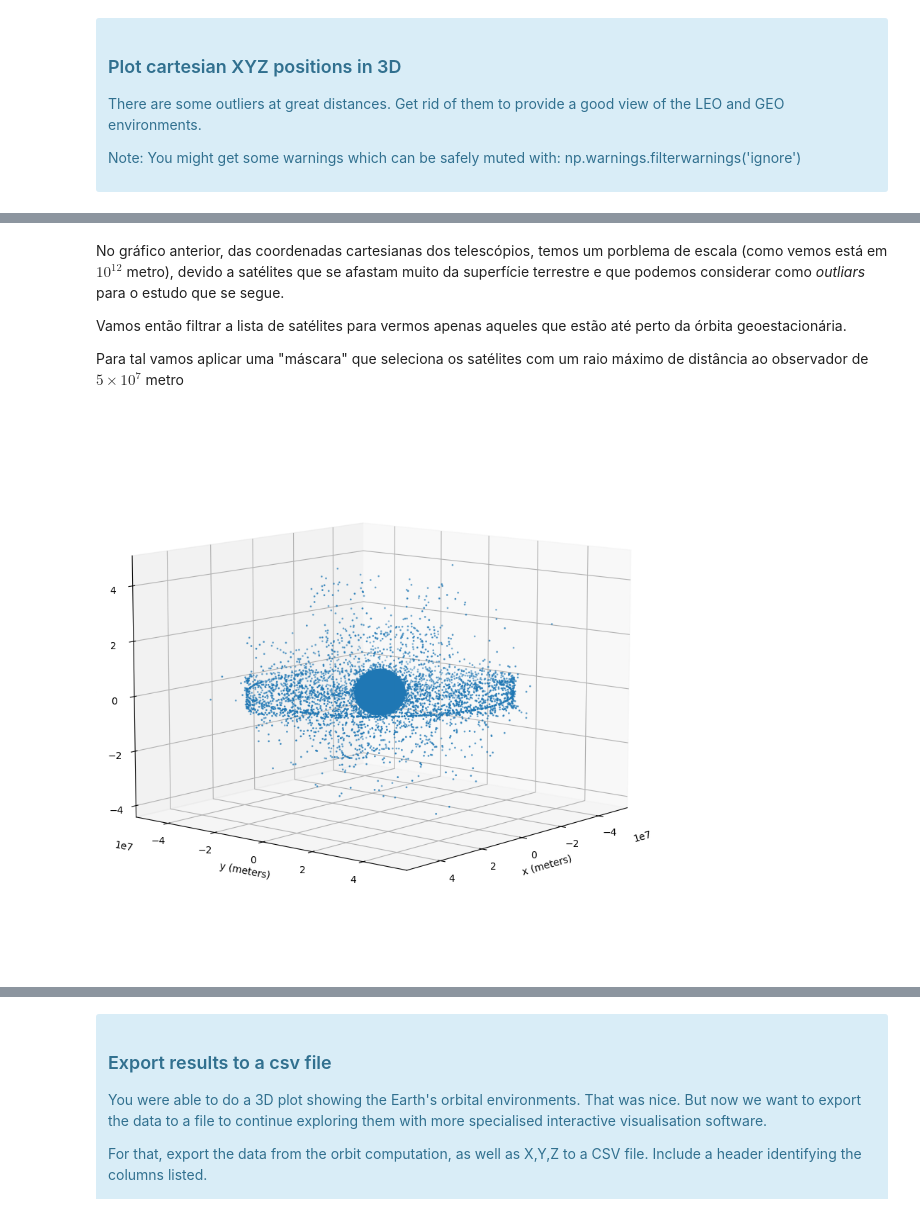
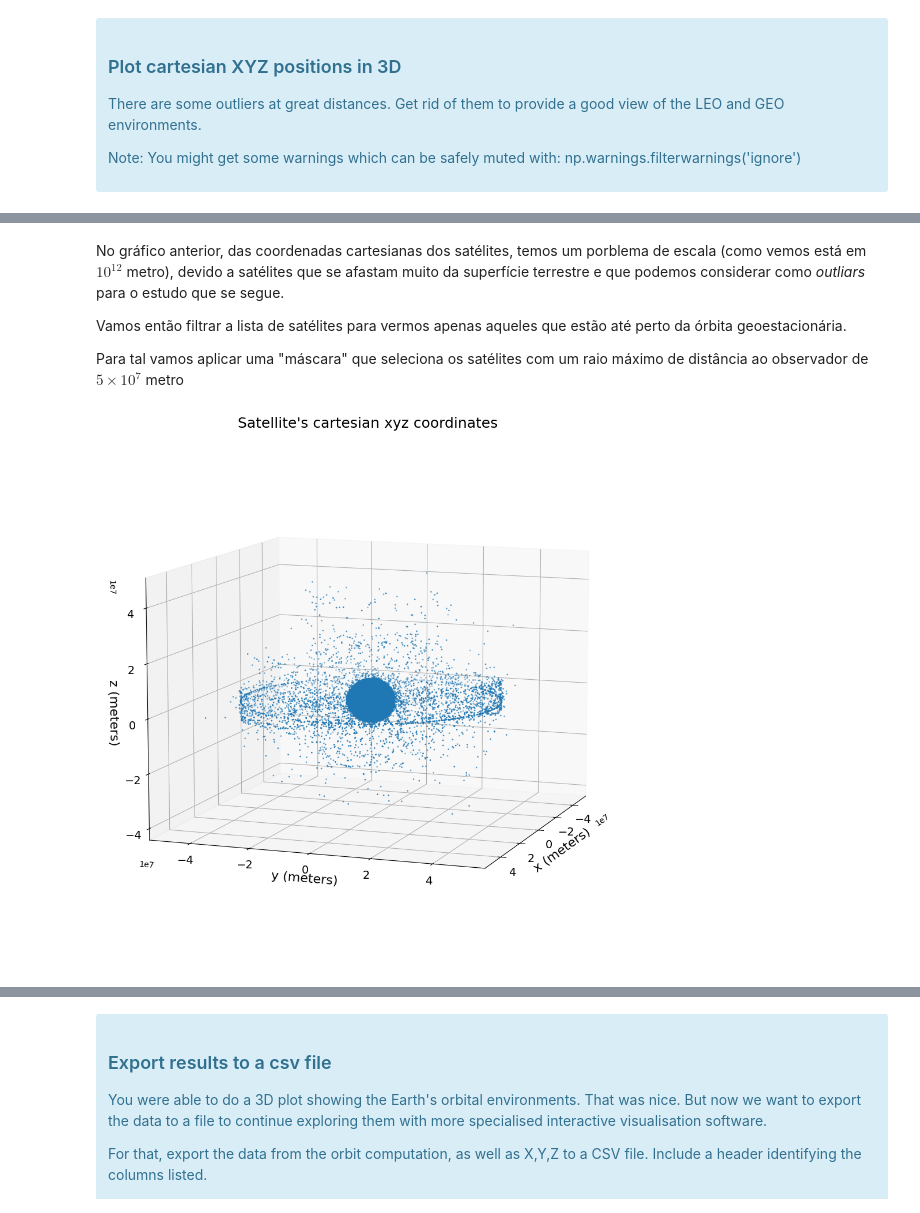
Before and after one commit to RiPires/ETS-Labs, a Jupyter notebook: Report2_Sattelites/PL_Satellites_ReportTemplate.ipynb, the cells around one changed output, grey strips where cells are left out. Saved outputs shown, nothing was run; the diff lists cells and outputs as text; code cells hidden in the pictures.

Commit message:
Report Satellites update

```diff
--- a/Report2_Sattelites/PL_Satellites_ReportTemplate.ipynb
+++ b/Report2_Sattelites/PL_Satellites_ReportTemplate.ipynb
@@ -117,8 +119,5 @@ From the TLE file provided for this exercise, select a satellite and load its or
 # %%
-## Select satellite
-""" l1 = '0 LEMUR 2 SARAHBETTYBOO'
-l2 = '1 43888U 18111N   23310.72641893  .00032350  00000-0  19685-2 0  9996'
-l3 = '2 43888  97.6692 220.6591 0014569  67.8923 292.3852 15.10264039266047' """
+## Select GEO satellite
 l1 = '0 INTELSAT 18'
 l2 = '1 37834U 11056A   23310.53660828  .00000059  00000-0  00000-0 0  9999'
 l3 = '2 37834   0.0164 273.0485 0002003 311.6182 194.0234  1.00273532 44244'
@@ -361,5 +369,5 @@ ax.scatter3D(XX,YY,ZZ)
 # %% [markdown]
-No gráfico anterior, das coordenadas cartesianas dos telescópios, temos um porblema de escala (como vemos está em $10^{12}$ metro), devido a satélites que se afastam muito da superfície terrestre e que podemos considerar como *outliars* para o estudo que se segue.
+No gráfico anterior, das coordenadas cartesianas dos satélites, temos um porblema de escala (como vemos está em $10^{12}$ metro), devido a satélites que se afastam muito da superfície terrestre e que podemos considerar como *outliars* para o estudo que se segue.
 
 Vamos então filtrar a lista de satélites para vermos apenas aqueles que estão até perto da órbita geoestacionária.
 
@@ -367,14 +375,18 @@ Para tal vamos aplicar uma "máscara" que seleciona os satélites com um raio m
 # %%
 ## Set a maximum distance and create a mask for filtering out distance > maxrad
 maxrad = 5.0e7 #meter
 mask = (abs(XX) < maxrad) & (abs(YY) < maxrad) & (abs(ZZ) < maxrad)
 
-fig = plt.figure(figsize=(12, 10))
+fig = plt.figure(figsize=(18,12))
 ax = plt.axes(projection='3d')
 ax.scatter3D(XX[mask],YY[mask],ZZ[mask], s = 1)
-ax.set_xlabel('x (meters)')
-ax.set_ylabel('y (meters)')
-ax.set_zlabel('z (meters)')
-ax.view_init(10,40)
+ax.set_title("Satellite's cartesian xyz coordinates", fontsize=18)
+ax.set_xlabel('x (meters)', fontsize=16)
+ax.set_ylabel('y (meters)', fontsize=16)
+ax.set_zlabel('z (meters)', fontsize=16)
+plt.xticks(fontsize=14)
+plt.yticks(fontsize=14)
+ax.zaxis.set_tick_params(labelsize=14)
+ax.view_init(10,20)
 # %% [output]
-[figure, old version]
+[figure, new version]
```
Also changed, not shown: parts of 16 cells of this notebook, 2 other files.
